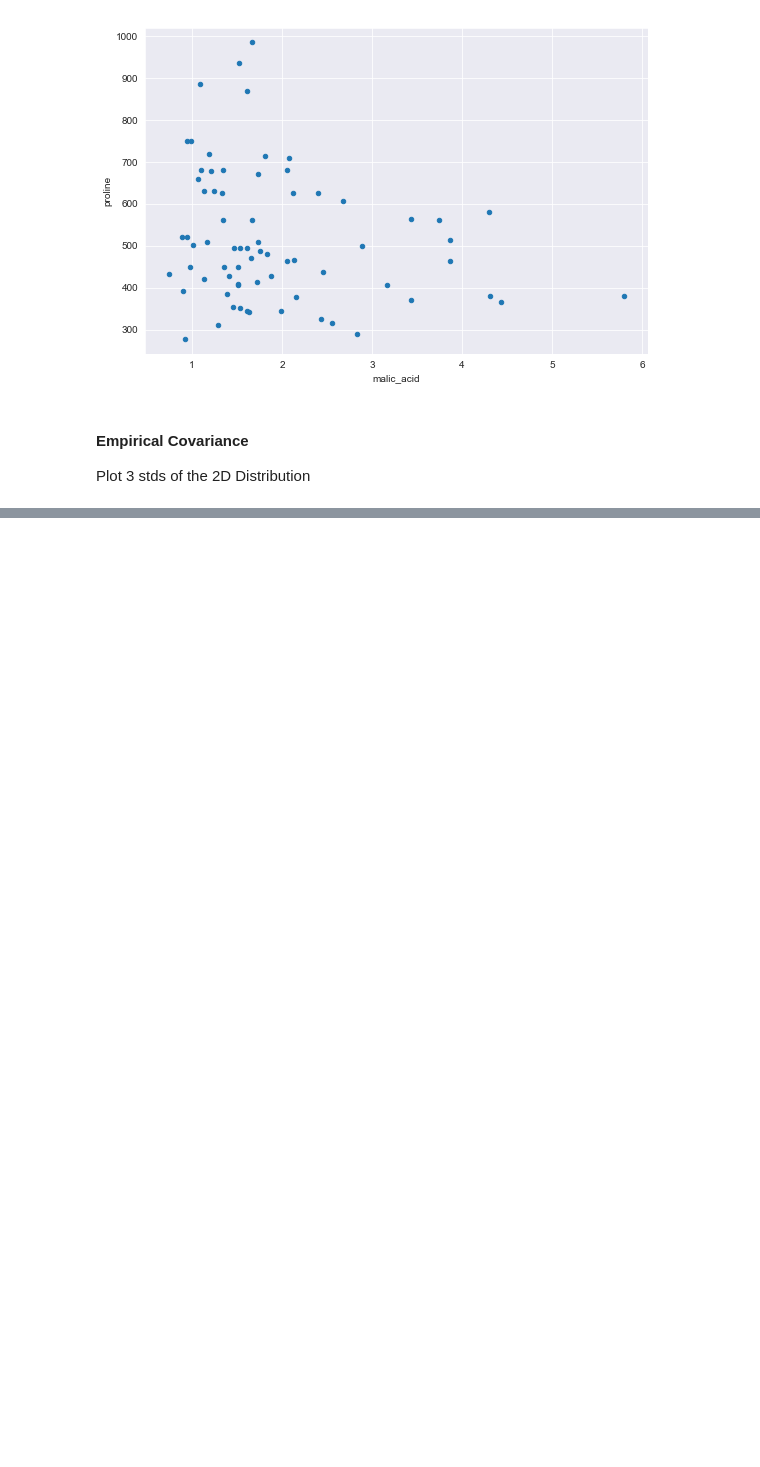
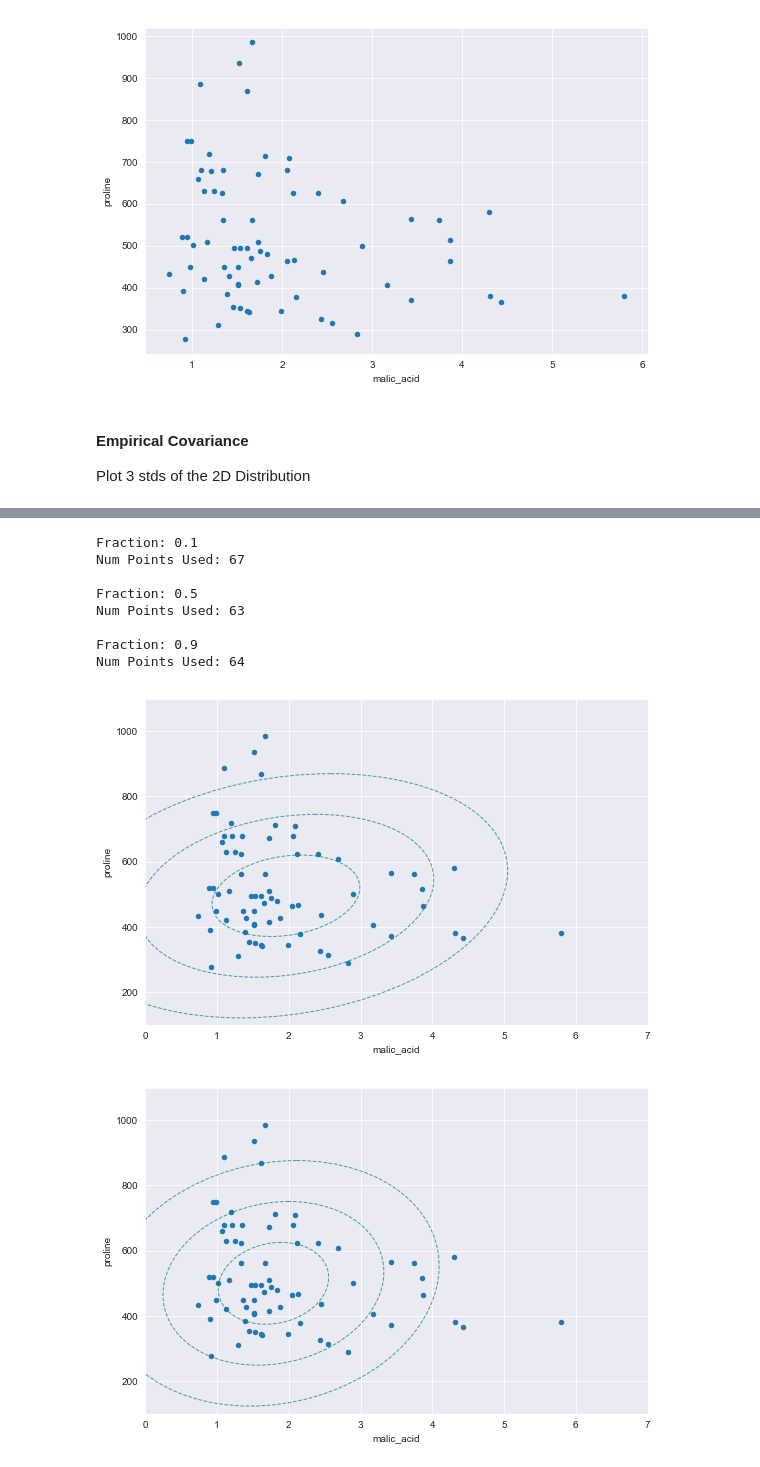
Before and after one commit to rshap91/Algorithms, a Jupyter notebook: MinimumCovarianceDeterminant.ipynb, the cells around one changed output, grey strips where cells are left out. Cells and saved outputs as stored; diff of their text form; code cells hidden in the pictures; blank space fills up the shorter version.

```diff
--- a/MinimumCovarianceDeterminant.ipynb
+++ b/MinimumCovarianceDeterminant.ipynb
@@ -72,0 +65,23 @@ plt.ylim(100,1100)
+# %%
+# I don't really understand how support fraction works here...
+for frac in [0.1,0.5,0.9]:
+    print('Fraction:', frac)
+    mcd = MinCovDet(random_state = 1111, support_fraction=frac)
+    mcd.fit(df)
+
+    rmn = mcd.location_
+    rcov = mcd.covariance_
+    print('Num Points Used:', mcd.support_.sum())
+    print()
+    plot_covariance(rmn, rcov)
+# %% [output]
+Fraction: 0.1
+Num Points Used: 67
+
+Fraction: 0.5
+Num Points Used: 63
+
+Fraction: 0.9
+Num Points Used: 64
+[figure, added]
+[figure, added]
```
Also changed, not shown: parts of 8 cells of this notebook.
